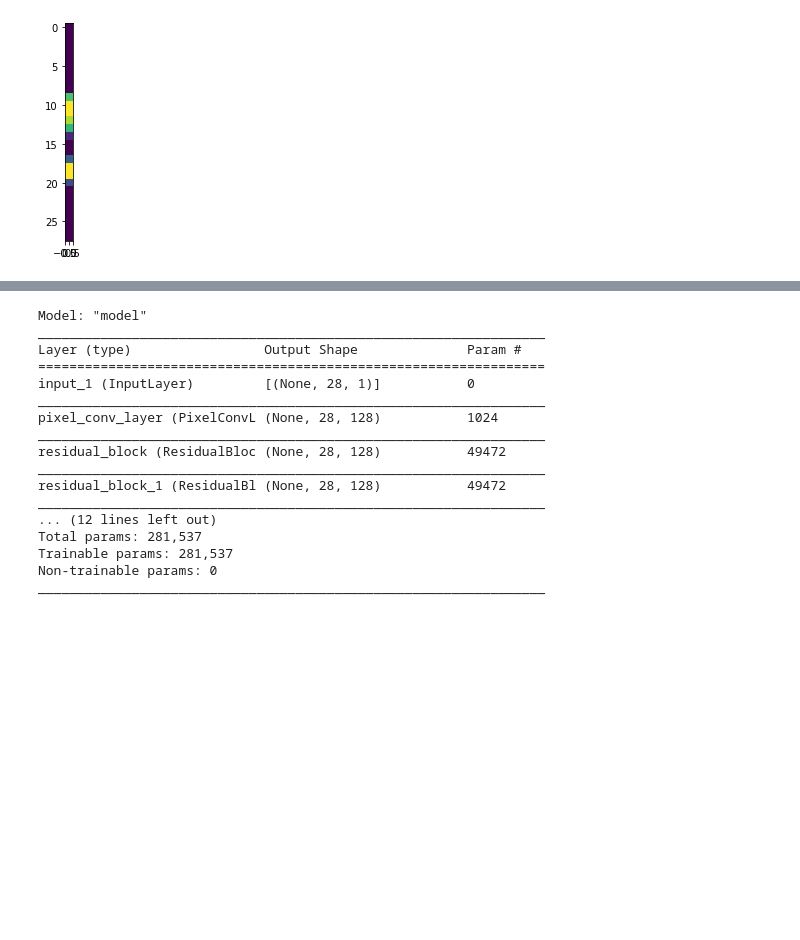
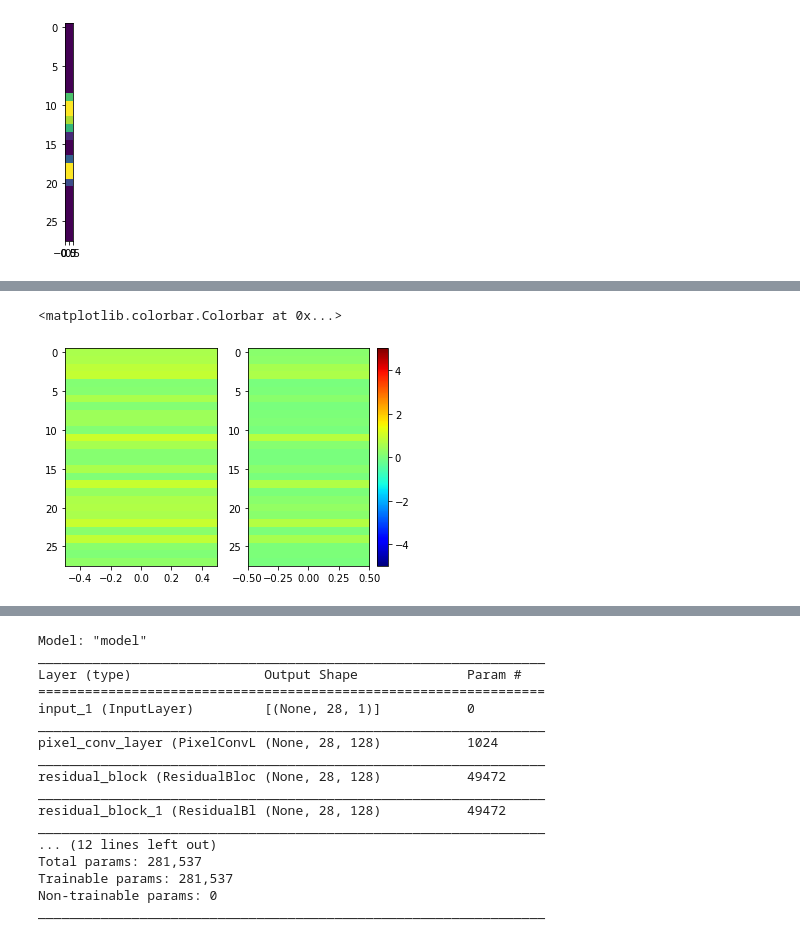
Before and after one commit to EiffL/sfh-inference-hackathon, a Jupyter notebook: notebooks/pixelcnn-tcn.ipynb, the cells around one changed output, grey strips where cells are left out. Saved outputs shown, nothing was run; the diff lists cells and outputs as text; code cells hidden in the pictures; blank space fills up the shorter version.

```diff
--- a/notebooks/pixelcnn-tcn.ipynb
+++ b/notebooks/pixelcnn-tcn.ipynb
@@ -153,3 +148,9 @@ net = tcn(x, return_sequences=True)
 net = tf.layers.dense(net, 2)
 
 distribution = tfp.distributions.Normal(net[...,0], 1e-4 + tf.nn.softplus(net[..., 1]))
+# %%
+num_components = 2
+# Shape of the distribution
+event_shape = [1]
+# Utility function to compute how many parameters this distribution requires
+params_size = tfp.layers.MixtureNormal.params_size(num_components, event_shape)
@@ -155,0 +232,9 @@ distribution = tfp.distributions.Normal(net[...,0], 1e-4 + tf.nn.softplus(net[..
+# %%
+plt.subplot(1, 2, 1)
+plt.imshow(seq, vmin=-5, vmax=5, cmap='jet', aspect='auto')
+plt.subplot(1, 2, 2)
+plt.imshow(pixel_cnn.predict(seq).reshape(28,1), vmin=-5, vmax=5, cmap='jet', aspect='auto')
+plt.colorbar()
+# %% [output]
+<matplotlib.colorbar.Colorbar at 0x...>
+[figure, added]
```
Also changed, not shown: parts of 16 cells of this notebook.
